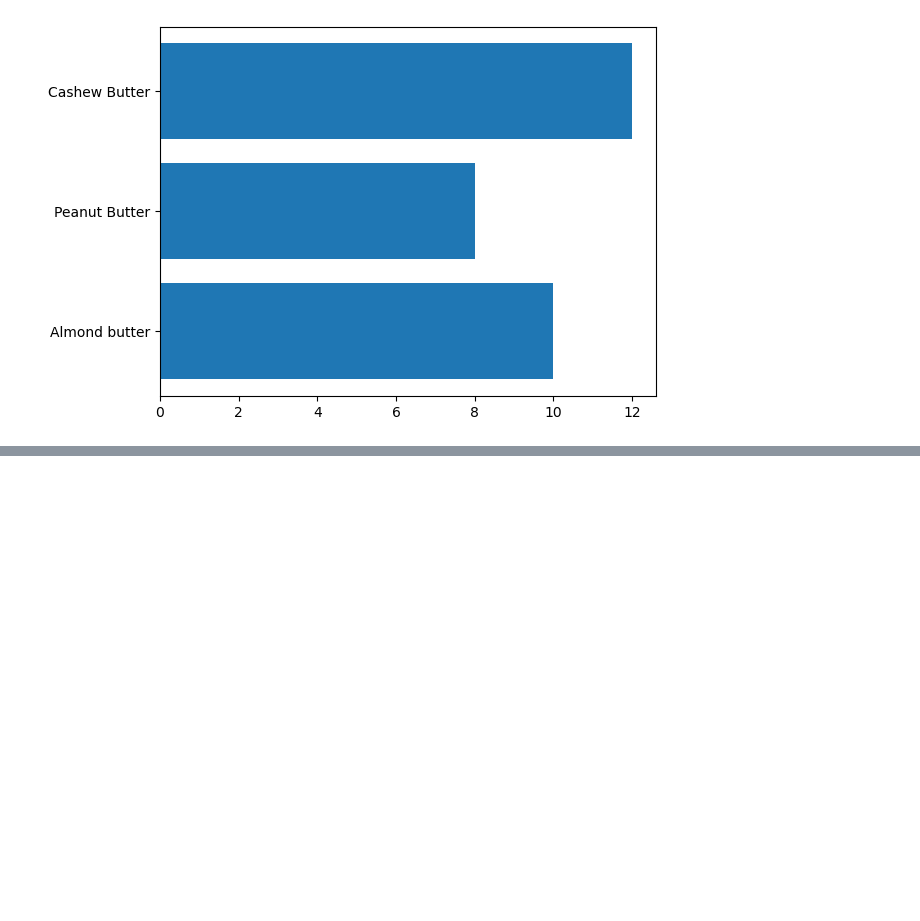
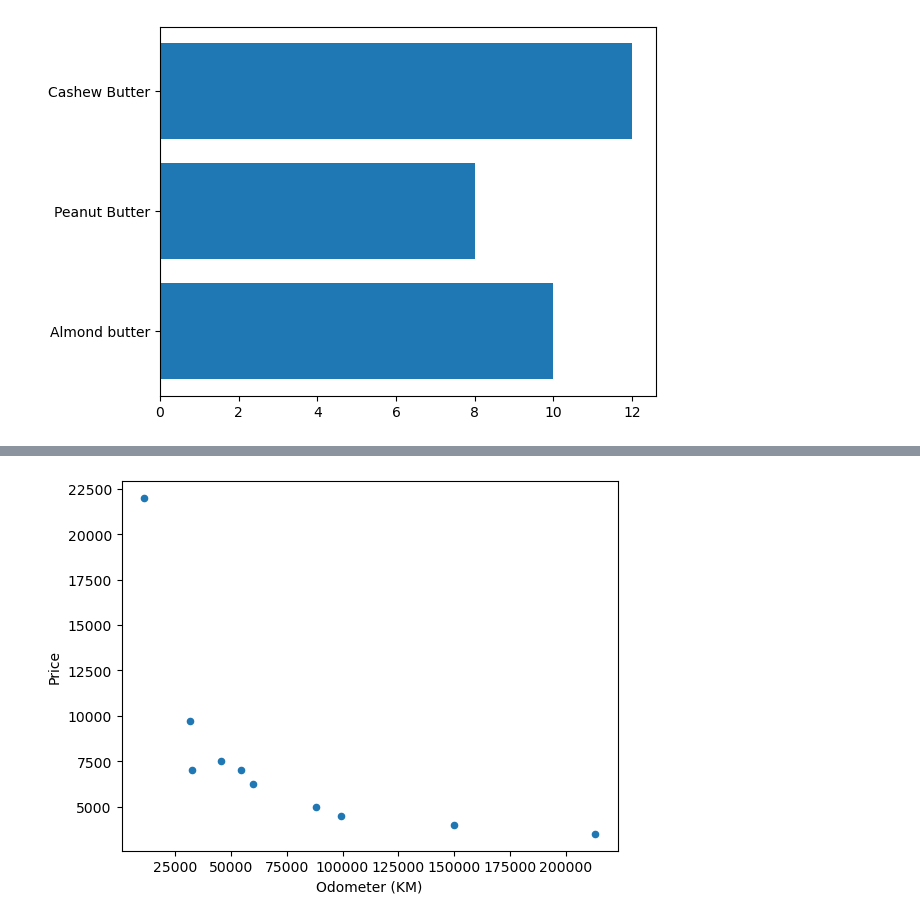
Before and after one commit to tejasharal33/Udemy, a Jupyter notebook: Codes_Practice/Matplotlib/Matplotlib_All.ipynb, the cells around one changed output, grey strips where cells are left out. Saved outputs shown, nothing was run; the diff lists cells and outputs as text; code cells hidden in the pictures; blank space fills up the shorter version.

```diff
--- a/Codes_Practice/Matplotlib/Matplotlib_All.ipynb
+++ b/Codes_Practice/Matplotlib/Matplotlib_All.ipynb
@@ -193,0 +279,4 @@ ax[1,1].hist(np.random.randn(1000));
+# %%
+car_sales.plot(x="Odometer (KM)",y="Price",kind="scatter");
+# %% [output]
+[figure, added]
```
Also changed, not shown: parts of 48 cells of this notebook, 2 other files.
